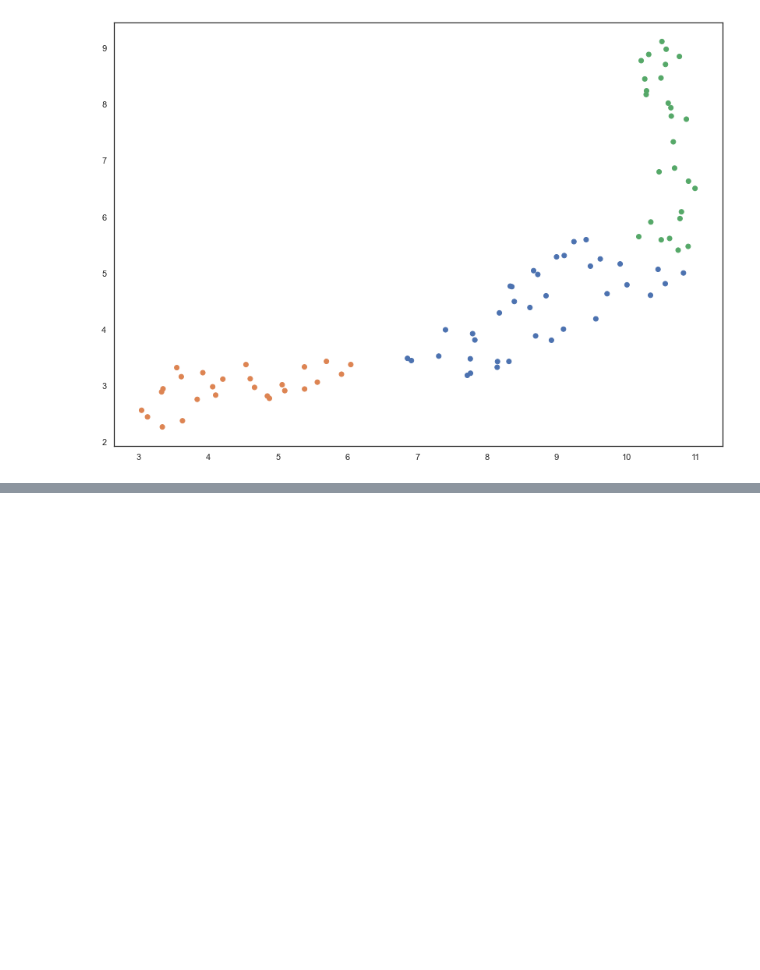
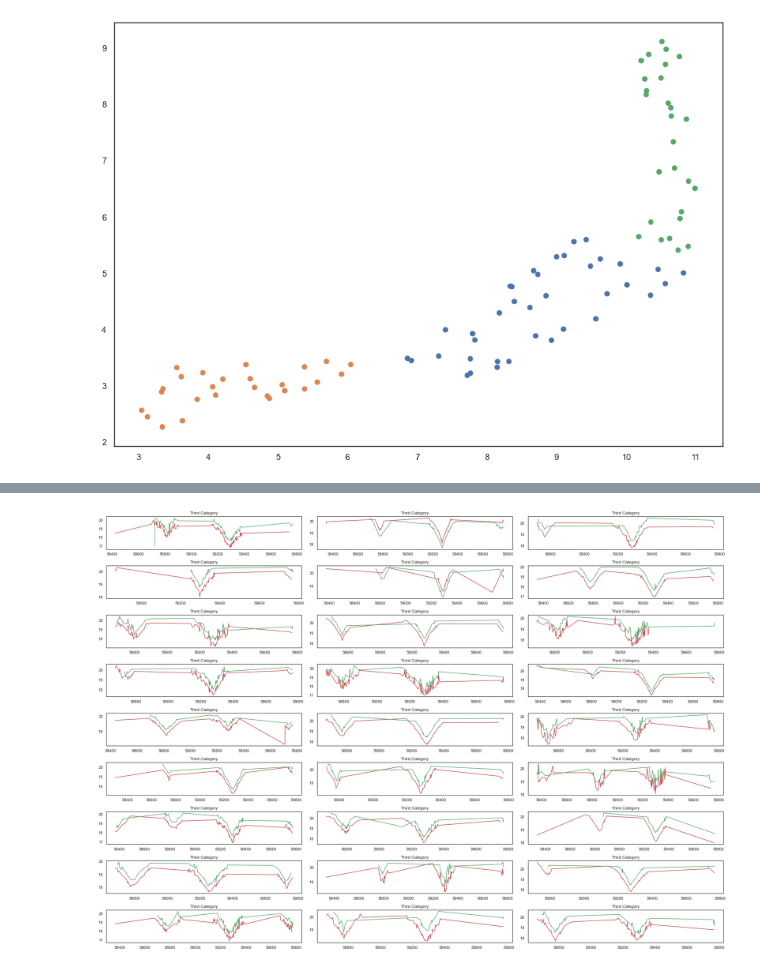
Before and after one commit to vecheto/Classifying-Asteroids, a Jupyter notebook: Light_curves_Esteban.ipynb, the cells around one changed output, grey strips where cells are left out. Cells and saved outputs as stored; diff of their text form; code cells hidden in the pictures; blank space fills up the shorter version.

```diff
--- a/Light_curves_Esteban.ipynb
+++ b/Light_curves_Esteban.ipynb
@@ -483,0 +573,36 @@ print(Yf)
+# %%
+Xpr2 = []
+Xpg2 = []
+Ypr2 = []
+Ypg2 = []
+i=0
+while i < len(Xf2):
+    Xpr2.append([])
+    Xpg2.append([])
+    Ypr2.append([])
+    Ypg2.append([])
+    j=0
+    while j < len(Xf2[i]):
+        if j < 150:
+            Xpr2[i].append(Xf2[i][j])
+        elif j < 300:
+            Xpg2[i].append(Xf2[i][j])
+        elif j < 450:
+            Ypr2[i].append(Xf2[i][j])
+        elif j < 600:
+            Ypg2[i].append(Xf2[i][j])
+        j=j+1
+    i=i+1
+# %%
+
+i=0
+plt.subplots(figsize=(25, 25))
+while i < len(Xf2):
+    plt.subplot(13, 3, i+1)
+    plt.plot(Xpr2[i],Ypr2[i], color = 'r')
+    plt.plot(Xpg2[i],Ypg2[i], color = 'g')
+    plt.title("Third Category")
+    i=i+1
+plt.tight_layout()
+# %% [output]
+[figure, added]
```
Also changed, not shown: parts of 6 cells of this notebook.
